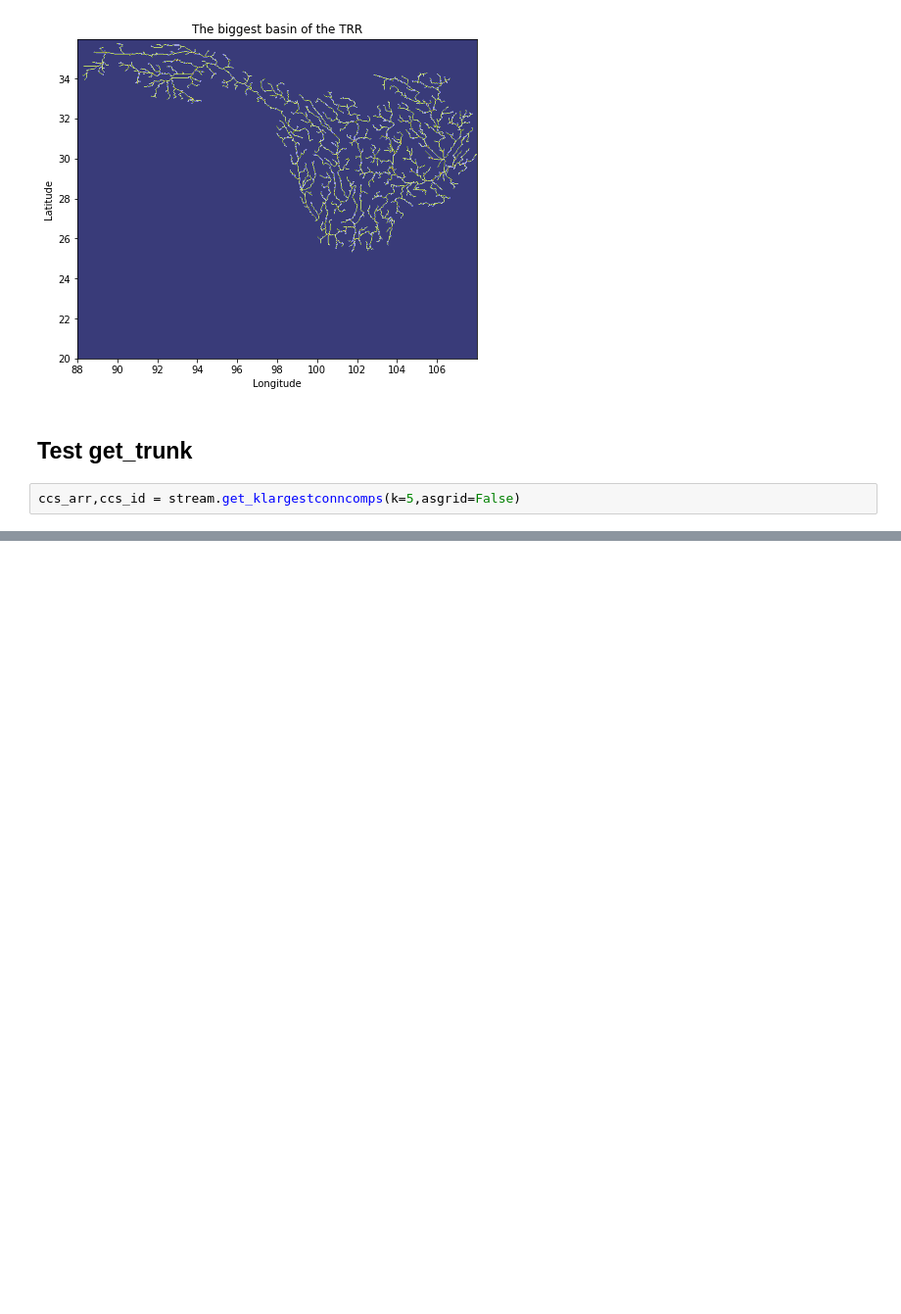
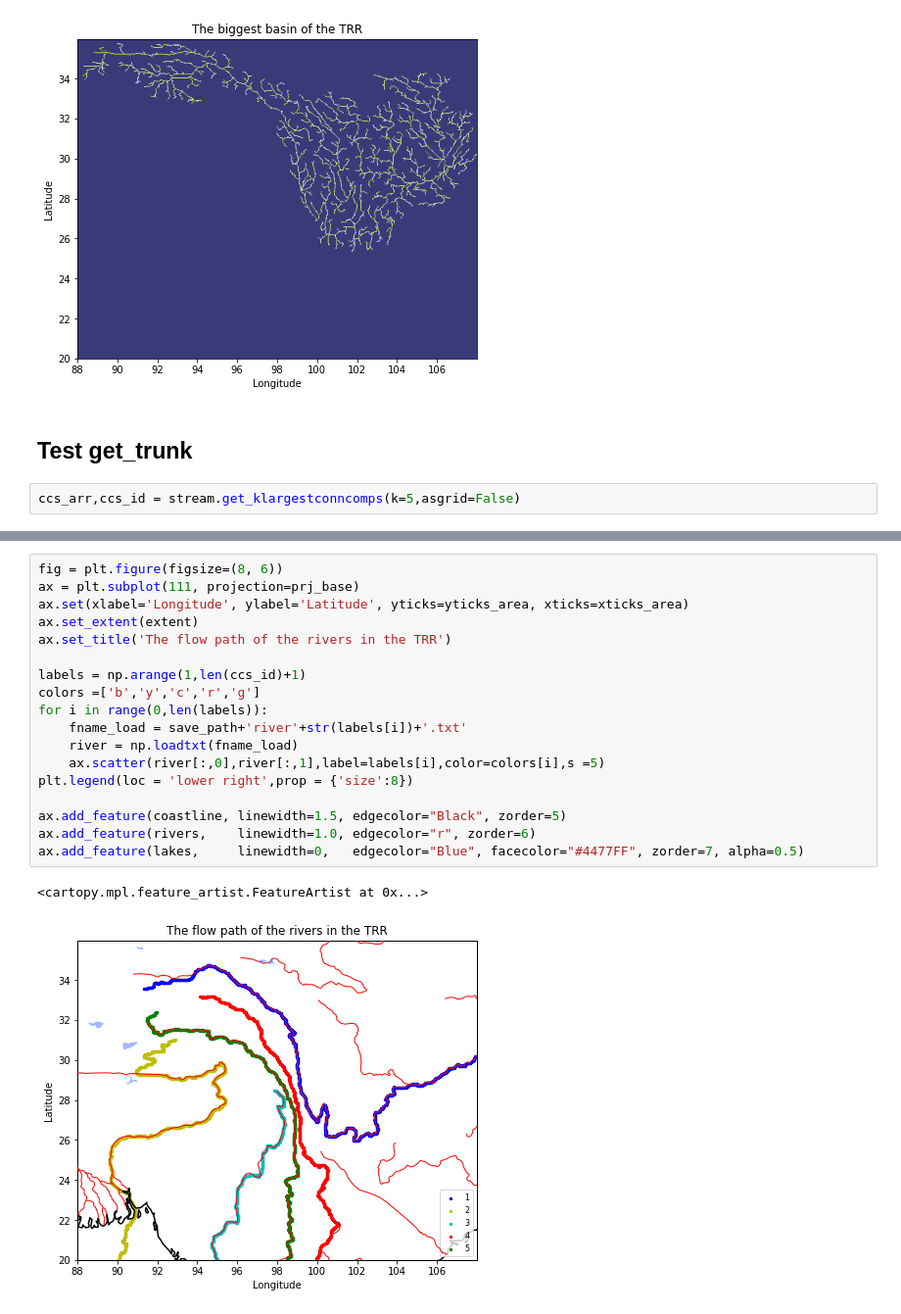
Before and after one commit to NengLu/UWG_QiXiang, a Jupyter notebook: tutorials/3_02_Example_qixiang_topopy.ipynb, the cells around one changed output, grey strips where cells are left out. Shown at 98% size. Cells and saved outputs as stored; diff of their text form; blank space fills up the shorter version.

```diff
--- a/tutorials/3_02_Example_qixiang_topopy.ipynb
+++ b/tutorials/3_02_Example_qixiang_topopy.ipynb
@@ -252,3 +253,24 @@ plt.show()
 #plt.savefig(('TRR_Flowpath.png'),dpi=300)
 # %% [output]
 [figure]
+# %%
+fig = plt.figure(figsize=(8, 6))
+ax = plt.subplot(111, projection=prj_base)
+ax.set(xlabel='Longitude', ylabel='Latitude', yticks=yticks_area, xticks=xticks_area)
+ax.set_extent(extent)
+ax.set_title('The flow path of the rivers in the TRR')
+
+labels = np.arange(1,len(ccs_id)+1)
+colors =['b','y','c','r','g']
+for i in range(0,len(labels)):
+    fname_load = save_path+'river'+str(labels[i])+'.txt'
+    river = np.loadtxt(fname_load)
+    ax.scatter(river[:,0],river[:,1],label=labels[i],color=colors[i],s =5)
+plt.legend(loc = 'lower right',prop = {'size':8})
+
+ax.add_feature(coastline, linewidth=1.5, edgecolor="Black", zorder=5)
+ax.add_feature(rivers,    linewidth=1.0, edgecolor="r", zorder=6)
+ax.add_feature(lakes,     linewidth=0,   edgecolor="Blue", facecolor="#4477FF", zorder=7, alpha=0.5)
+# %% [output]
+<cartopy.mpl.feature_artist.FeatureArtist at 0x...>
+[figure, added]
```
Also changed, not shown: parts of 4 cells of this notebook, 10 other files.
